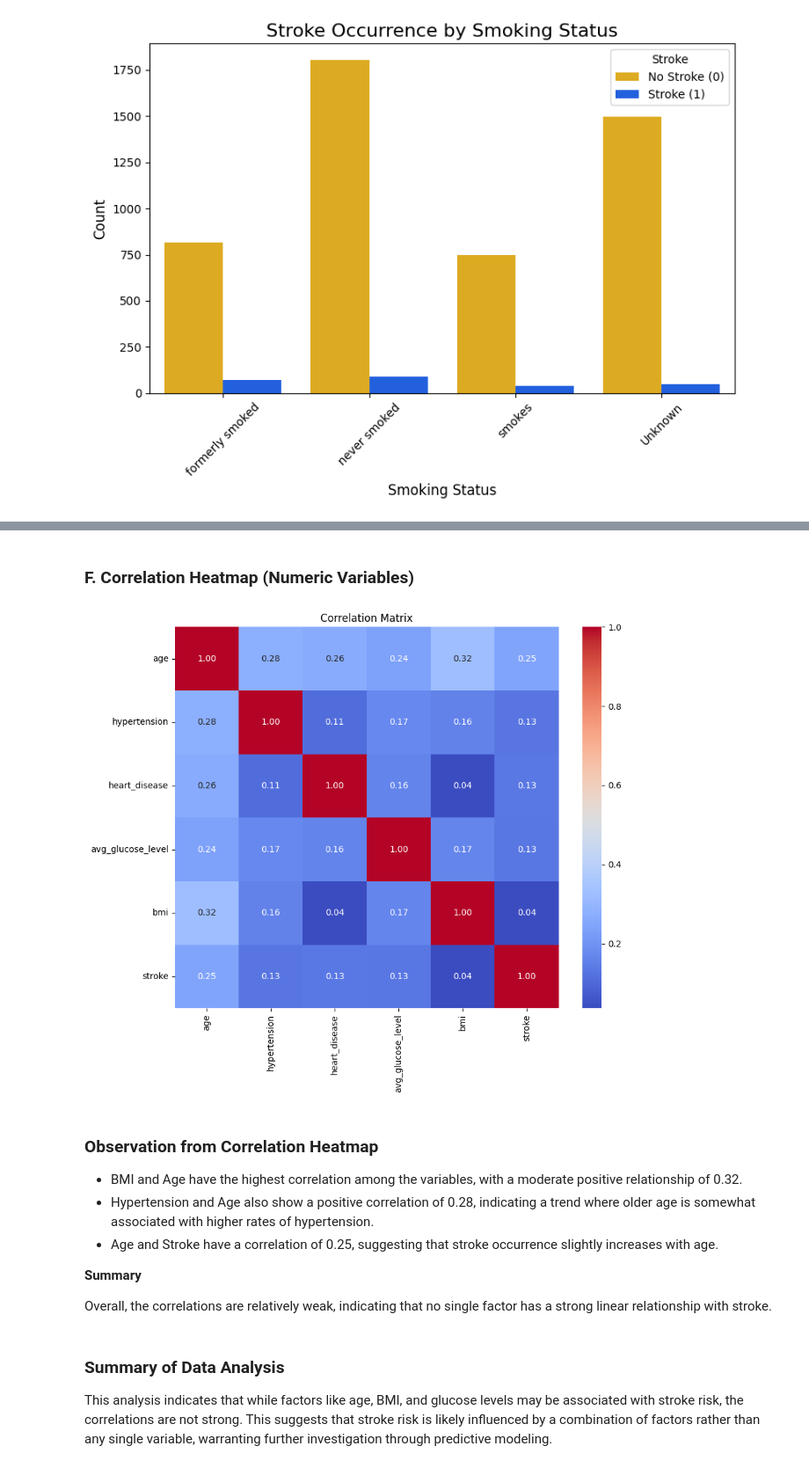
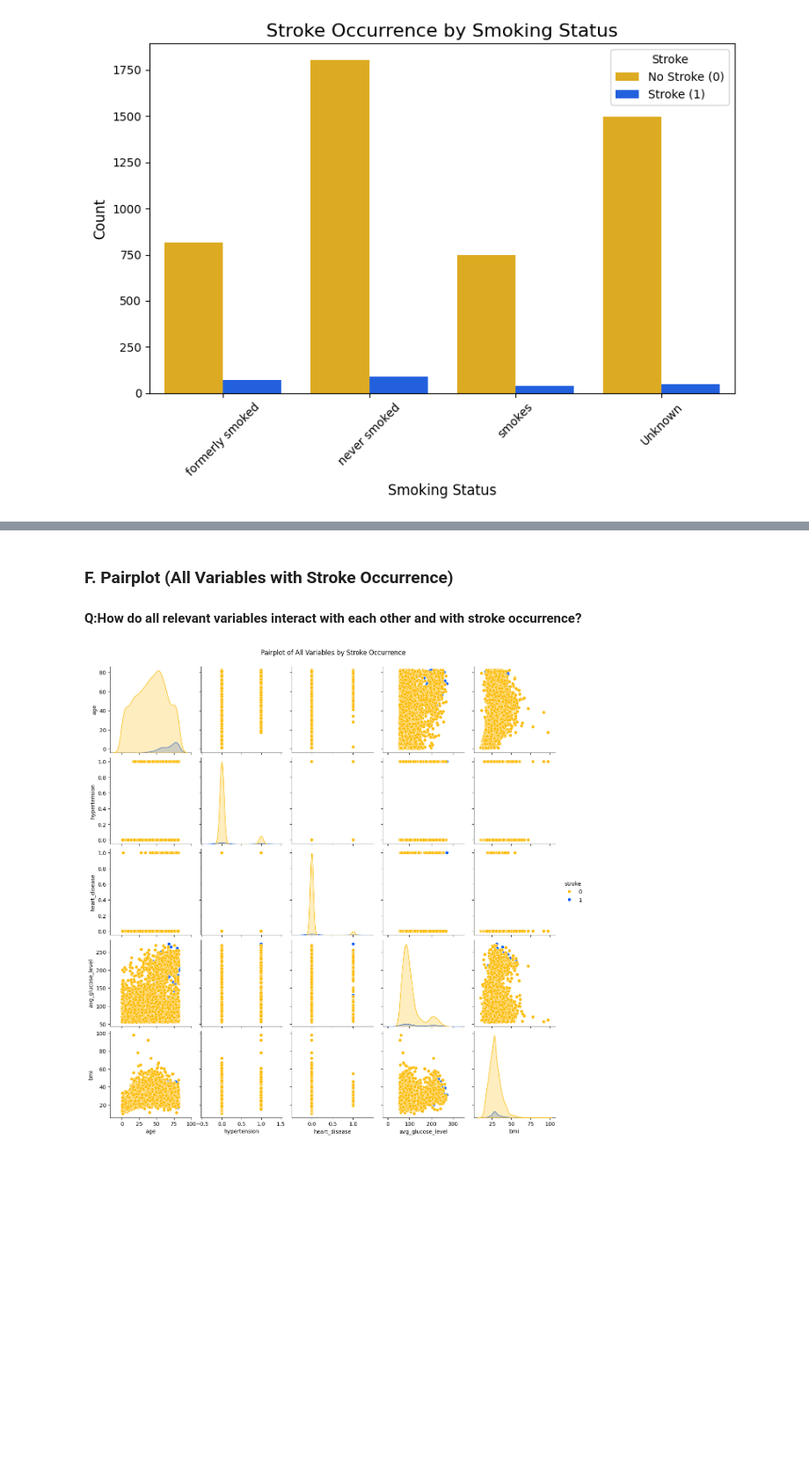
Before and after one commit to Kuldeep7k/Healthcare_Analysis_for_Stroke_Prediction, a Jupyter notebook: Healthcare Stroke Project.ipynb, the cells around one changed output, grey strips where cells are left out. Shown at 88% size. Cells and saved outputs as stored; diff of their text form; code cells hidden in the pictures; blank space fills up the shorter version.

```diff
--- a/Healthcare Stroke Project.ipynb
+++ b/Healthcare Stroke Project.ipynb
@@ -496,27 +438,16 @@ plt.show()
 The analysis shows that while strokes occur across different work types, the private sector has the highest incidence. In contrast, government jobs and individuals who never worked exhibit lower stroke counts. The absence of stroke cases in the "never worked" category suggests that employment type may influence stroke risk, warranting further investigation into factors contributing to higher stroke rates in the private sector.
-# %% [markdown]
-### **F. Correlation Heatmap (Numeric Variables)**
-# %%
-# Correlation Heatmap for Numeric Variables
-plt.figure(figsize=(10, 8))
-sns.heatmap(df[['age', 'hypertension', 'heart_disease', 'avg_glucose_level', 'bmi', 'stroke']].corr(), annot=True, cmap='coolwarm', fmt='.2f')
-plt.title('Correlation Matrix')
-plt.show()
-# %% [output]
-[figure, removed]
-# %% [markdown]
-### **Observation from Correlation Heatmap**
-
-
-- BMI and Age have the highest correlation among the variables, with a moderate positive relationship of 0.32.
-- Hypertension and Age also show a positive correlation of 0.28, indicating a trend where older age is somewhat associated with higher rates of hypertension.
-- Age and Stroke have a correlation of 0.25, suggesting that stroke occurrence slightly increases with age.
-
-
-**Summary**
-
-Overall, the correlations are relatively weak, indicating that no single factor has a strong linear relationship with stroke.
-# %% [markdown]
-### **Summary of Data Analysis**
-
-This analysis indicates that while factors like age, BMI, and glucose levels may be associated with stroke risk, the correlations are not strong. This suggests that stroke risk is likely influenced by a combination of factors rather than any single variable, warranting further investigation through predictive modeling.
+# %% [markdown]
+### F. Pairplot (All Variables with Stroke Occurrence)
+
+#### Q:How do all relevant variables interact with each other and with stroke occurrence?
+# %%
+# Drop the 'id' column
+df_clean = df.drop(columns=['id'])
+
+# Create the pairplot
+sns.pairplot(df_clean, hue='stroke', palette={0: '#fcba03', 1: '#0356fc'})
+
+plt.suptitle('Pairplot of All Variables by Stroke Occurrence', y=1.02)
+plt.show()
+# %% [output]
+[figure, added]
```
Also changed, not shown: parts of 32 cells of this notebook.
